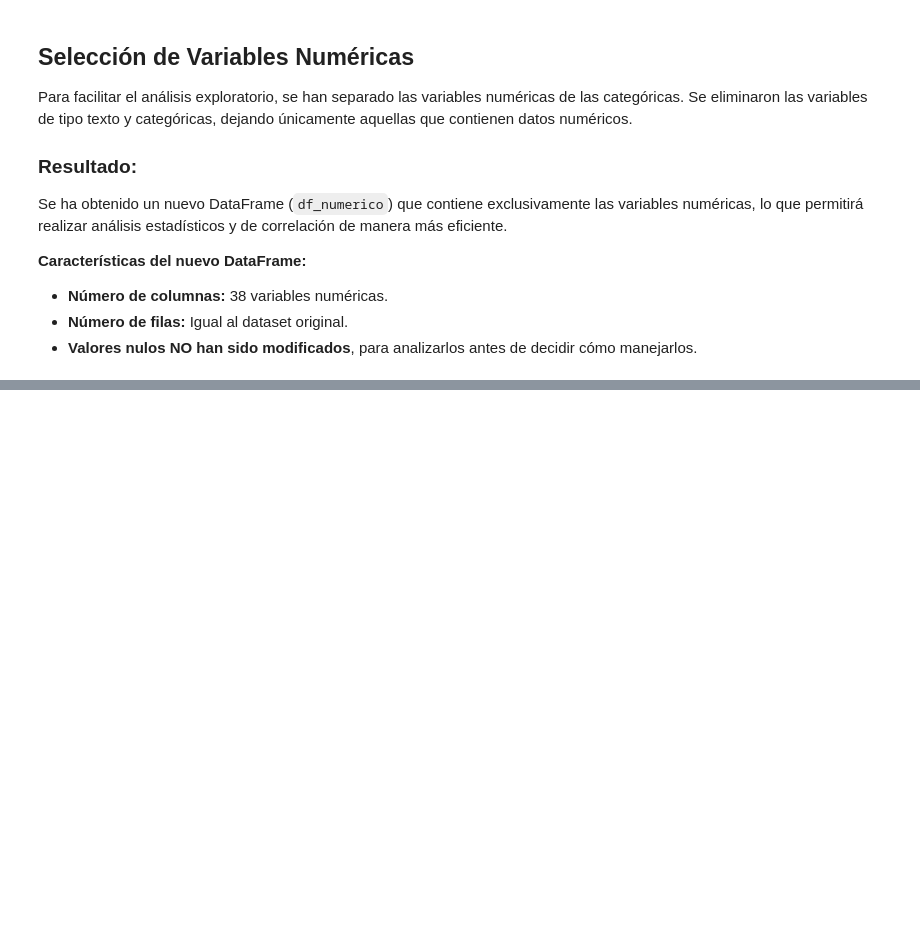
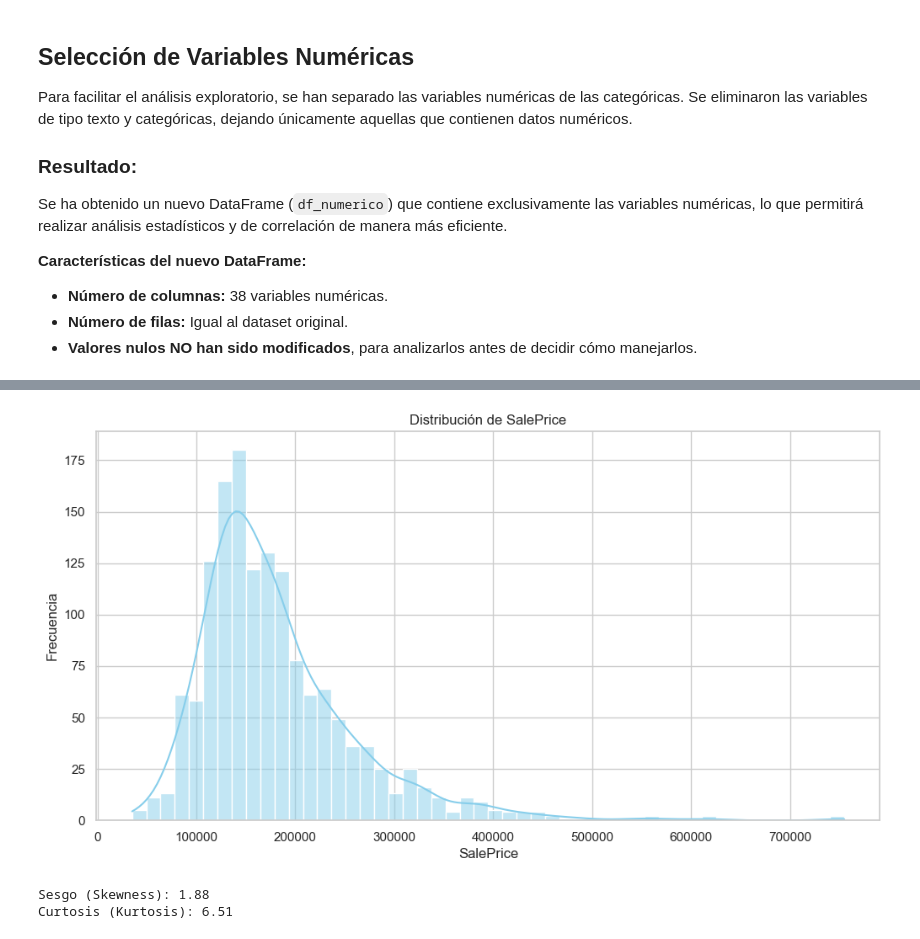
Before and after one commit to Gxrco/HT3-DM, a Jupyter notebook: notebook.ipynb, the cells around one changed output, grey strips where cells are left out. Drawn from its saved outputs; the diff is of its cells as text; code cells hidden in the pictures; blank space fills up the shorter version.

```diff
--- a/notebook.ipynb
+++ b/notebook.ipynb
@@ -188,0 +267,20 @@ df_numerico.describe()
+# %%
+plt.figure(figsize=(12, 6))
+
+sns.histplot(df['SalePrice'], kde=True, color='skyblue', bins=50)
+plt.title('Distribución de SalePrice')
+plt.xlabel('SalePrice')
+plt.ylabel('Frecuencia')
+plt.show()
+
+from scipy.stats import skew, kurtosis
+
+skewness = skew(df['SalePrice'])
+kurt = kurtosis(df['SalePrice'])
+
+print(f'Sesgo (Skewness): {skewness:.2f}')
+print(f'Curtosis (Kurtosis): {kurt:.2f}')
+# %% [output]
+[figure, added]
+Sesgo (Skewness): 1.88
+Curtosis (Kurtosis): 6.51
```
Also changed, not shown: parts of 10 cells of this notebook.
